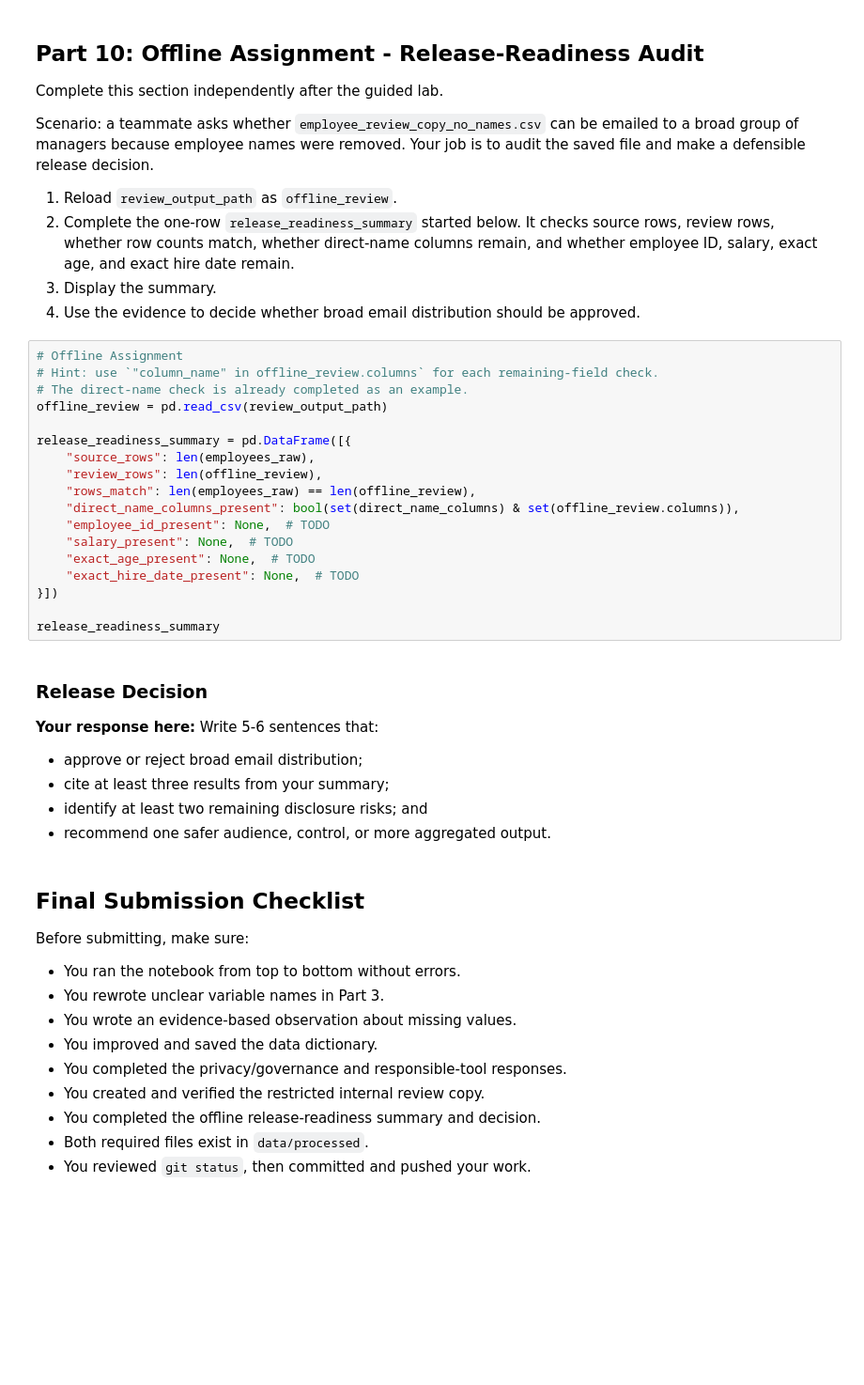
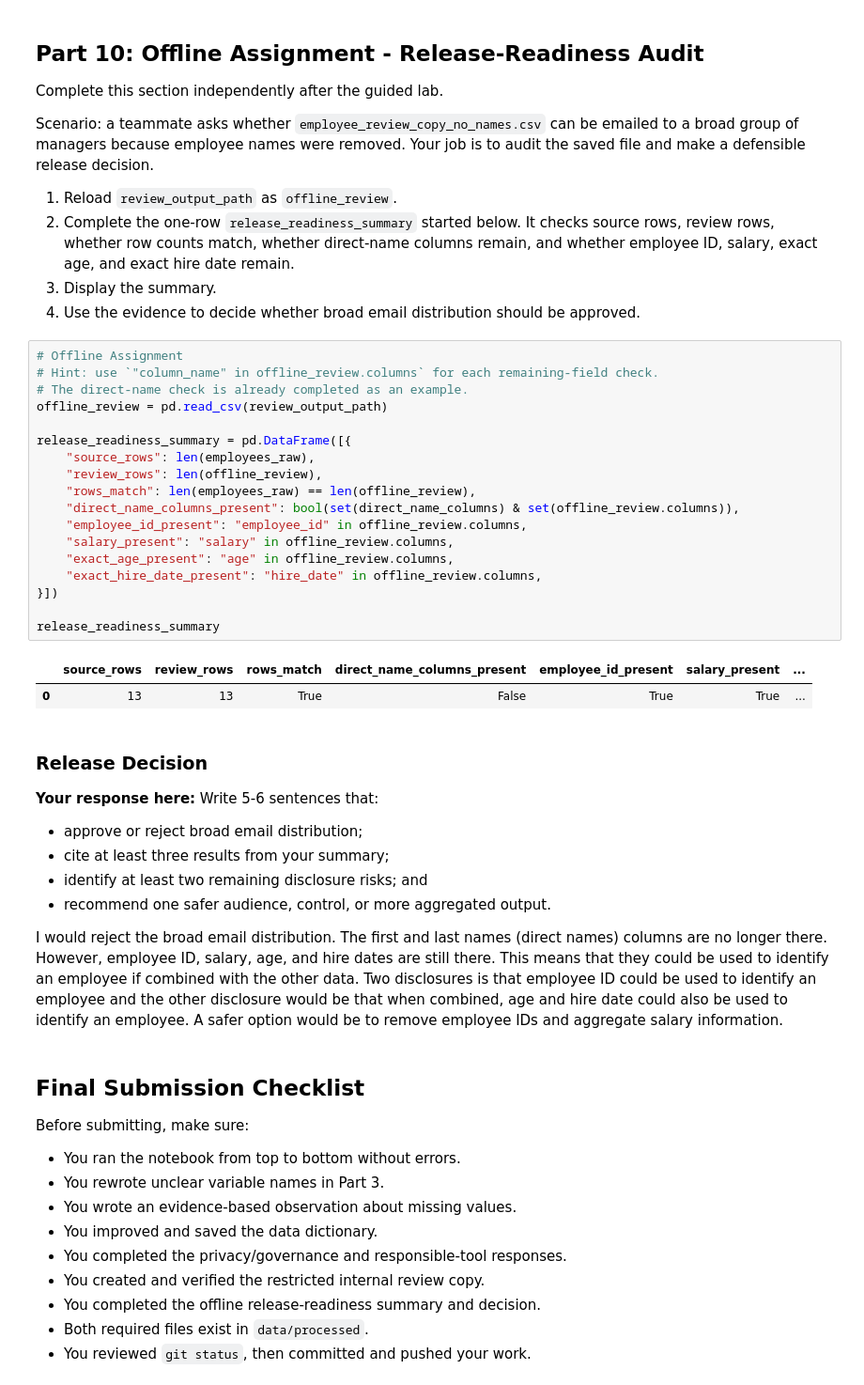
Before and after one commit to pipvep/ban6003-week3-4-pip, a Jupyter notebook: notebooks/week4_github_repro_governance_lab.ipynb, the cells around one changed output. Shown at 94% size. Cells and saved outputs as stored; diff of their text form; blank space fills up the shorter version.

```diff
--- a/notebooks/week4_github_repro_governance_lab.ipynb
+++ b/notebooks/week4_github_repro_governance_lab.ipynb
@@ -390,21 +390,24 @@ Scenario: a teammate asks whether `employee_review_copy_no_names.csv` can be ema
 # %%
 # Offline Assignment
 # Hint: use `"column_name" in offline_review.columns` for each remaining-field check.
 # The direct-name check is already completed as an example.
 offline_review = pd.read_csv(review_output_path)
 
 release_readiness_summary = pd.DataFrame([{
     "source_rows": len(employees_raw),
     "review_rows": len(offline_review),
     "rows_match": len(employees_raw) == len(offline_review),
     "direct_name_columns_present": bool(set(direct_name_columns) & set(offline_review.columns)),
-    "employee_id_present": None,  # TODO
-    "salary_present": None,  # TODO
-    "exact_age_present": None,  # TODO
-    "exact_hire_date_present": None,  # TODO
+    "employee_id_present": "employee_id" in offline_review.columns,
+    "salary_present": "salary" in offline_review.columns,
+    "exact_age_present": "age" in offline_review.columns,
+    "exact_hire_date_present": "hire_date" in offline_review.columns,
 }])
 
 release_readiness_summary
+# %% [output]
+|  | source_rows | review_rows | rows_match | direct_name_columns_present | employee_id_present | salary_present | ... |
+| 0 | 13 | 13 | True | False | True | True | ... |
 # %% [markdown]
 ### Release Decision
 
@@ -414,6 +417,8 @@ release_readiness_summary
 - cite at least three results from your summary;
 - identify at least two remaining disclosure risks; and
 - recommend one safer audience, control, or more aggregated output.
+
+I would reject the broad email distribution. The first and last names (direct names) columns are no longer there. However, employee ID, salary, age, and hire dates are still there. This means that they could be used to identify an employee if combined with the other data. Two disclosures is that employee ID could be used to identify an employee and the other disclosure would be that when combined, age and hire date could also be used to identify an employee. A safer option would be to remove employee IDs and aggregate salary information.
 # %% [markdown]
 ## Final Submission Checklist
 
```
